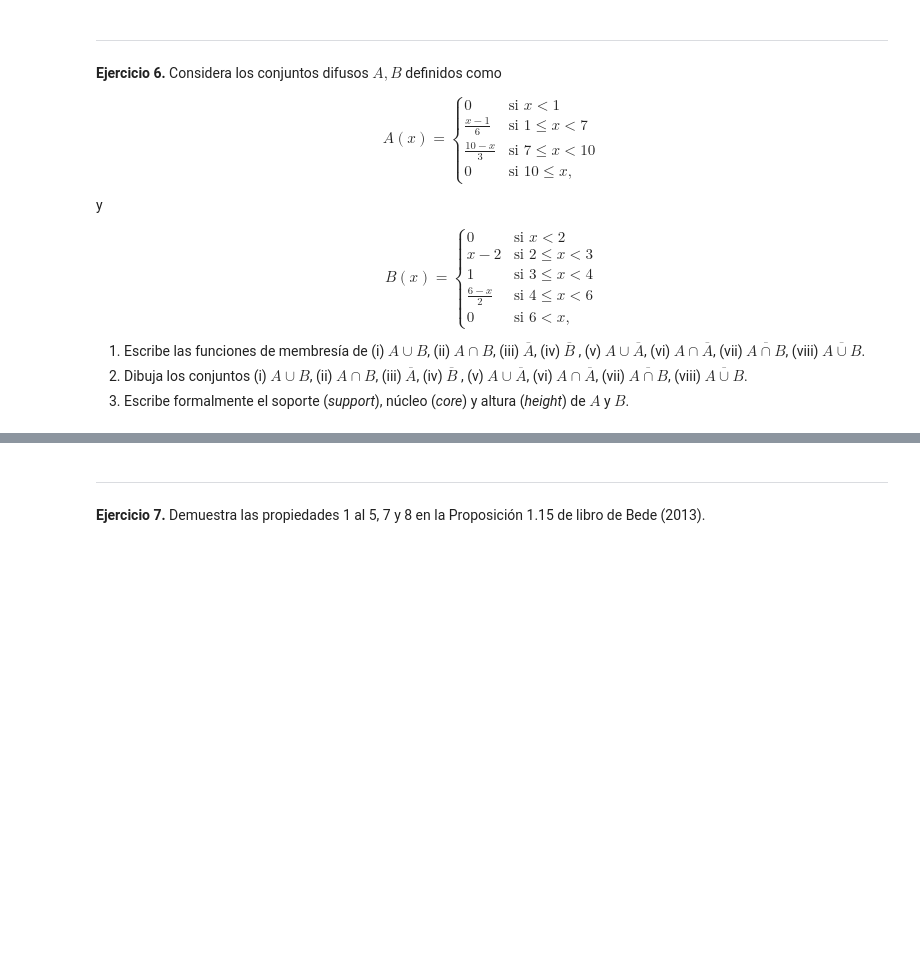
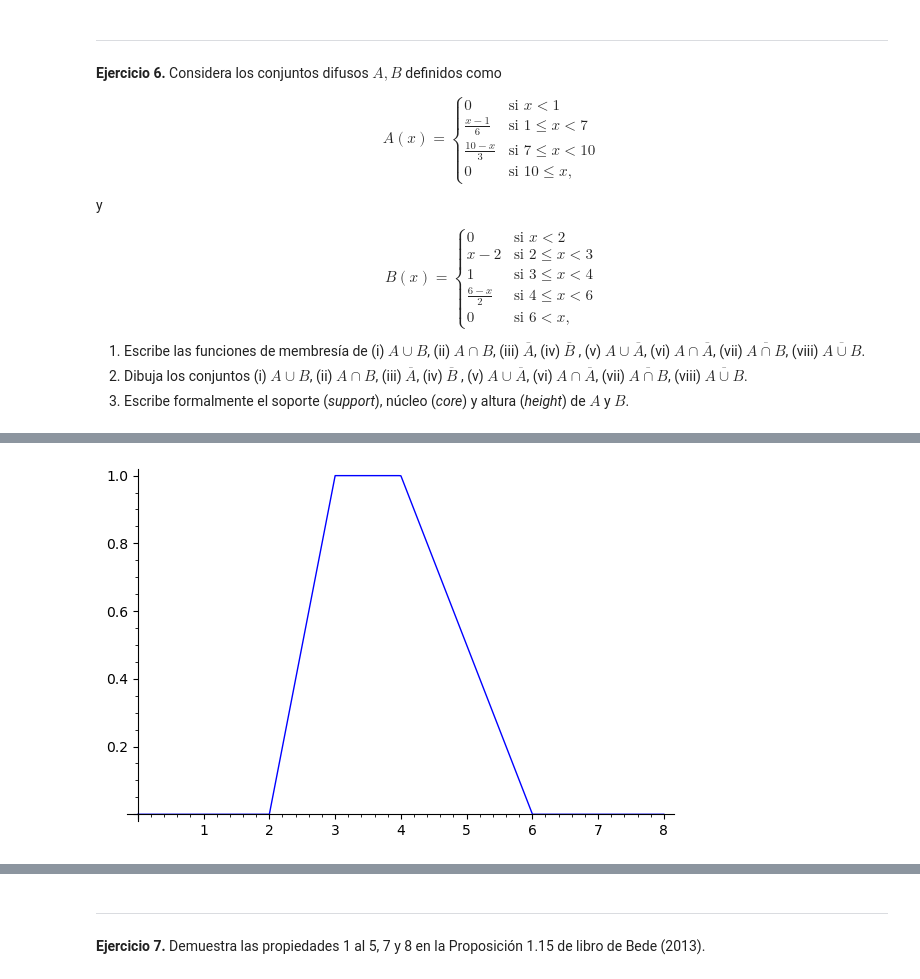
Before and after one commit to KeithMaxwell20/Notebook-Aplicada, a Jupyter notebook: ejercitario1.ipynb, the cells around one changed output, grey strips where cells are left out. Drawn from its saved outputs; the diff is of its cells as text; code cells hidden in the pictures; blank space fills up the shorter version.

```diff
--- a/ejercitario1.ipynb
+++ b/ejercitario1.ipynb
@@ -246,0 +270,6 @@ $$
+# %%
+#Graficar función B
+grafico2=piecewise([((0,2),B_1(x)), ((2, 3),B_2(x)), ((3,4), B_3(x)), ((4,6), B_4(x)), ((6,8), B_5(x))])
+grafico2.plot(x,0,8)
+# %% [output]
+[figure, added]
```
Also changed, not shown: parts of 24 cells of this notebook.
